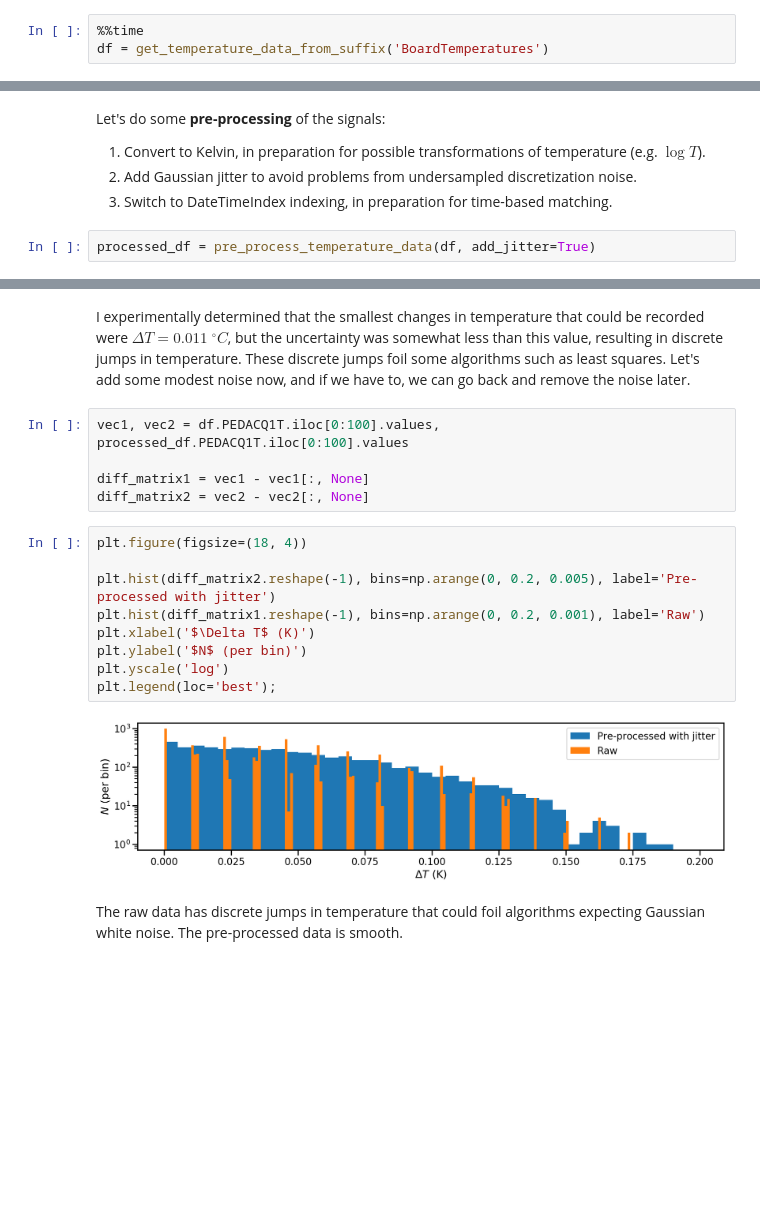
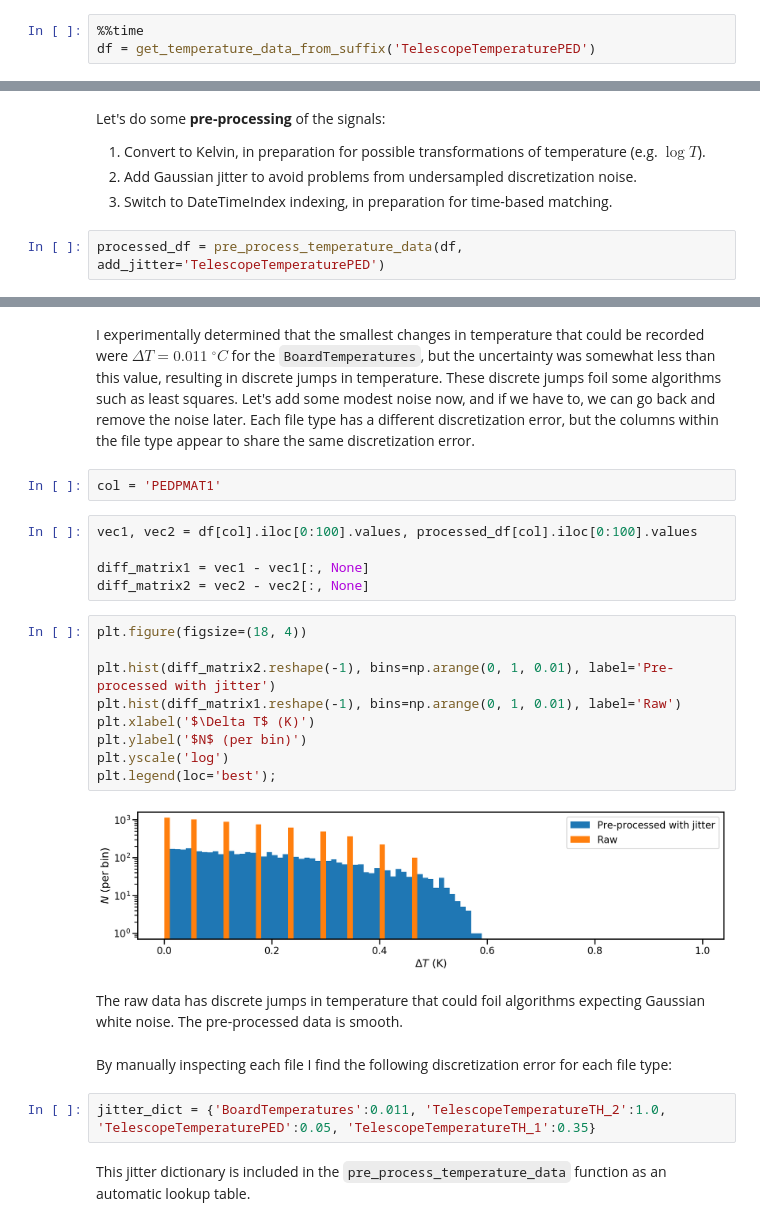
Before and after one commit to BrownDwarf/thermals, a Jupyter notebook: notebooks/1_04--Thermal_pre_processing.ipynb, the cells around one changed output, grey strips where cells are left out. Saved outputs shown, nothing was run; the diff lists cells and outputs as text; blank space fills up the shorter version.

Commit message:
Update notebooks with file type specific discretization jitter

```diff
--- a/notebooks/1_04--Thermal_pre_processing.ipynb
+++ b/notebooks/1_04--Thermal_pre_processing.ipynb
@@ -22,5 +22,5 @@ Let's read in the temperature data.
 from thermals import get_temperature_data_from_suffix, pre_process_temperature_data
 # %%
 %%time
-df = get_temperature_data_from_suffix('BoardTemperatures')
+df = get_temperature_data_from_suffix('TelescopeTemperaturePED')
 # %% [output]
@@ -38,7 +38,7 @@ Let's do some **pre-processing** of the signals:
 2. Add Gaussian jitter to avoid problems from undersampled discretization noise.
 3. Switch to DateTimeIndex indexing, in preparation for time-based matching.
 # %%
-processed_df = pre_process_temperature_data(df, add_jitter=True)
+processed_df = pre_process_temperature_data(df, add_jitter='TelescopeTemperaturePED')
 # %%
 processed_df.tail(3)
 # %% [output]
@@ -49,20 +49,28 @@ processed_df.tail(3)
 # %% [markdown]
-I experimentally determined that the smallest changes in temperature that could be recorded were $\Delta T = 0.011 \; ^\circ C$, but the uncertainty was somewhat less than this value, resulting in discrete jumps in temperature.  These discrete jumps foil some algorithms such as least squares.  Let's add some modest noise now, and if we have to, we can go back and remove the noise later.
+I experimentally determined that the smallest changes in temperature that could be recorded were $\Delta T = 0.011 \; ^\circ C$ for the `BoardTemperatures`, but the uncertainty was somewhat less than this value, resulting in discrete jumps in temperature.  These discrete jumps foil some algorithms such as least squares.  Let's add some modest noise now, and if we have to, we can go back and remove the noise later.  Each file type has a different discretization error, but the columns within the file type appear to share the same discretization error.
+# %%
+col = 'PEDPMAT1'
 # %%
-vec1, vec2 = df.PEDACQ1T.iloc[0:100].values, processed_df.PEDACQ1T.iloc[0:100].values
+vec1, vec2 = df[col].iloc[0:100].values, processed_df[col].iloc[0:100].values
 
 diff_matrix1 = vec1 - vec1[:, None]
 diff_matrix2 = vec2 - vec2[:, None]
 # %%
 plt.figure(figsize=(18, 4))
 
-plt.hist(diff_matrix2.reshape(-1), bins=np.arange(0, 0.2, 0.005), label='Pre-processed with jitter')
-plt.hist(diff_matrix1.reshape(-1), bins=np.arange(0, 0.2, 0.001), label='Raw')
+plt.hist(diff_matrix2.reshape(-1), bins=np.arange(0, 1, 0.01), label='Pre-processed with jitter')
+plt.hist(diff_matrix1.reshape(-1), bins=np.arange(0, 1, 0.01), label='Raw')
 plt.xlabel('$\Delta T$ (K)')
 plt.ylabel('$N$ (per bin)')
 plt.yscale('log')
 plt.legend(loc='best');
 # %% [output]
-[figure, old version]
+[figure, new version]
 # %% [markdown]
 The raw data has discrete jumps in temperature that could foil algorithms expecting Gaussian white noise.  The pre-processed data is smooth.
+# %% [markdown]
+By manually inspecting each file I find the following discretization error for each file type:
+# %%
+jitter_dict = {'BoardTemperatures':0.011, 'TelescopeTemperatureTH_2':1.0, 'TelescopeTemperaturePED':0.05, 'TelescopeTemperatureTH_1':0.35}
+# %% [markdown]
+This jitter dictionary is included in the `pre_process_temperature_data` function as an automatic lookup table.
```
Also changed, not shown: parts of 3 cells of this notebook, 3 other files.
